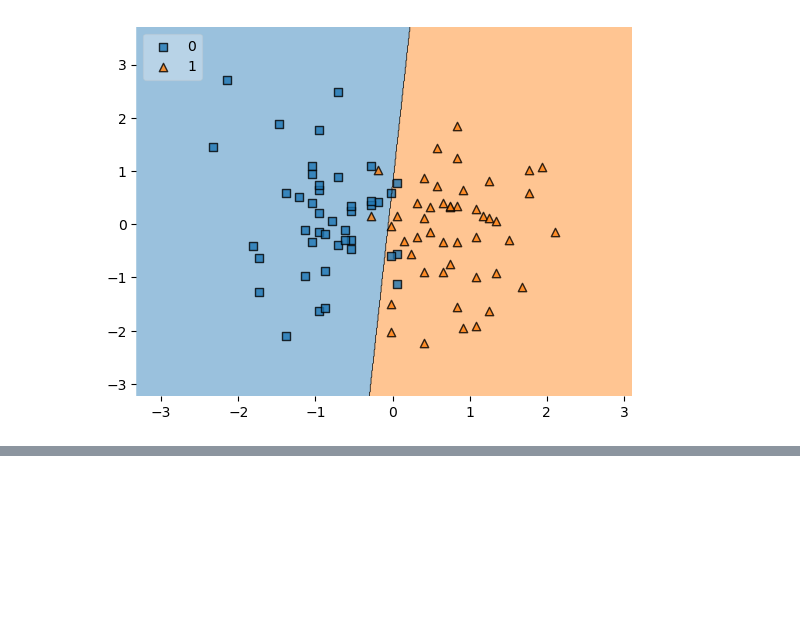
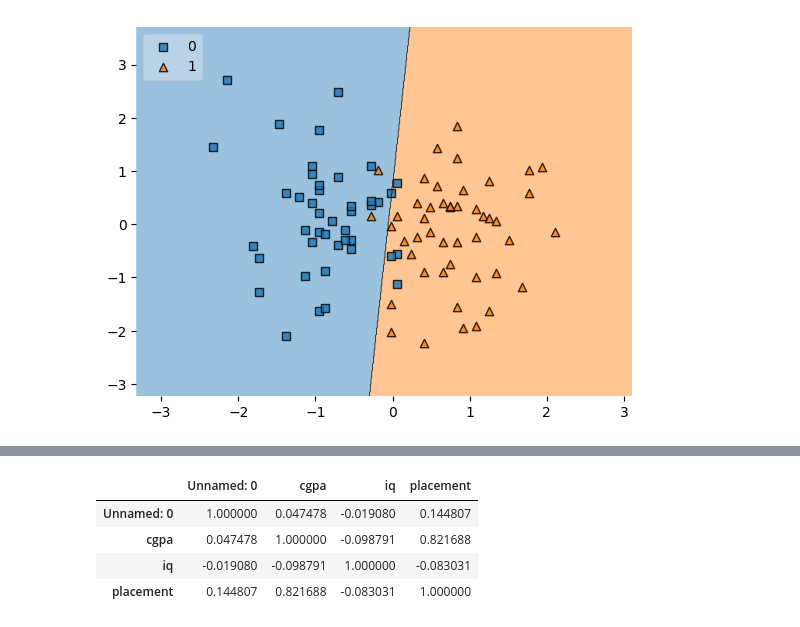
Before and after one commit to cryptic0053/ML-basics, a Jupyter notebook: 100-days-of-ml/Project-1.ipynb, the cells around one changed output, grey strips where cells are left out. Saved outputs shown, nothing was run; the diff lists cells and outputs as text; code cells hidden in the pictures; blank space fills up the shorter version.

```diff
--- a/100-days-of-ml/Project-1.ipynb
+++ b/100-days-of-ml/Project-1.ipynb
@@ -240,0 +302,8 @@ pickle.dump(clf,open('model.pkl','wb'))
+# %%
+df.corr()
+# %% [output]
+|  | Unnamed: 0 | cgpa | iq | placement |
+| Unnamed: 0 | 1.000000 | 0.047478 | -0.019080 | 0.144807 |
+| cgpa | 0.047478 | 1.000000 | -0.098791 | 0.821688 |
+| iq | -0.019080 | -0.098791 | 1.000000 | -0.083031 |
+| placement | 0.144807 | 0.821688 | -0.083031 | 1.000000 |
```
Also changed, not shown: parts of 7 cells of this notebook, 4 other files.
